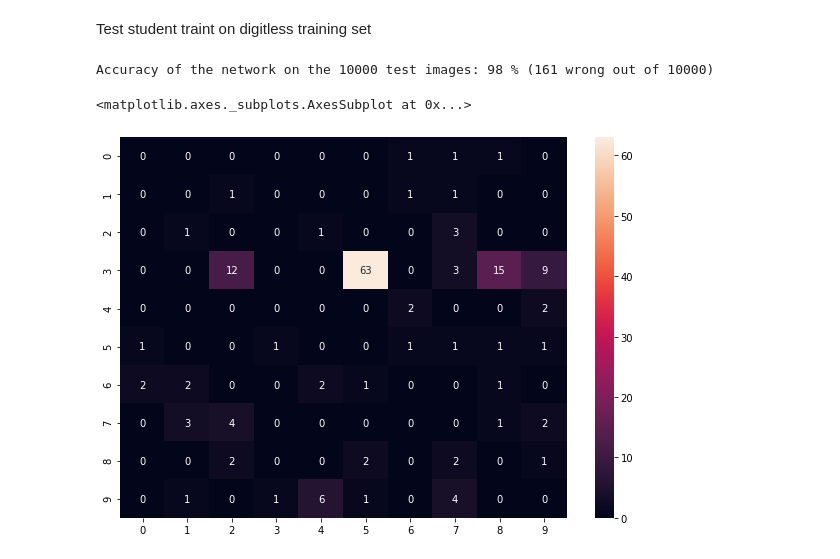
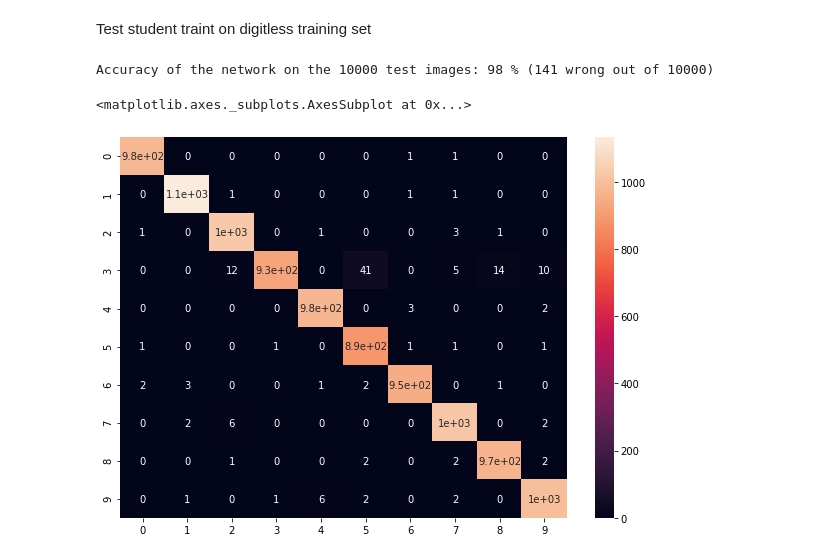
Before and after one commit to pradyot-09/DL-Reproducibility-Project, a Jupyter notebook: distillation.ipynb, the cells around one changed output. Cells and saved outputs as stored; diff of their text form; code cells hidden in the pictures.

```diff
--- a/distillation.ipynb
+++ b/distillation.ipynb
@@ -208,8 +218,7 @@ with torch.no_grad():
         total += target.size(0)
         correct += (predicted == target).sum().item()
         for i, val in enumerate(predicted):
-          if val != target[i]:
-            wrong[target[i]][val] += 1
+          wrong[target[i]][val] += 1
 
 # Output model accuracy to user
 print('Accuracy of the network on the 10000 test images: %d %% (%d wrong out of %d)' % (
@@ -339,8 +348,7 @@ with torch.no_grad():
         total += target.size(0)
         correct += (predicted == target).sum().item()
         for i, val in enumerate(predicted):
-          if val != target[i]:
-            wrong[target[i]][val] += 1
+          wrong[target[i]][val] += 1
 
 # Output model accuracy to user
 print('Accuracy of the network on the 10000 test images: %d %% (%d wrong out of %d)' % (
@@ -435,34 +443,33 @@ stud_net.load_state_dict(torch.load(STUD_PATH))
 
 # Run model on test set and determine accuracy
 correct = 0
 total = 0
 wrong = np.zeros((10,10))
 with torch.no_grad():
     for data in testloader:
         inputs, labels = data
         inputs = torch.flatten(inputs, start_dim=1).to(device)
         target = convert_labels(labels).to(device)
         outputs = stud_net(inputs)
         _, predicted = torch.max(outputs.data, 1)
         _, target = torch.max(target.data, 1)
         total += target.size(0)
         correct += (predicted == target).sum().item()
         for i, val in enumerate(predicted):
-          if val != target[i]:
-            wrong[target[i]][val] += 1
+          wrong[target[i]][val] += 1
 
 # Output model accuracy to user
 print('Accuracy of the network on the 10000 test images: %d %% (%d wrong out of %d)' % (
     100 * correct / total, total - correct, total))
 #print(" "+str([0,1,2,3,4,5,6,7,8,9]))
 #print(wrong)
 
 # Plot confusion matrix
 df_cm = pd.DataFrame(wrong, index = [i for i in "0123456789"],
                   columns = [i for i in "0123456789"])
 plt.figure(figsize = (10,7))
 sn.heatmap(df_cm, annot=True)
 # %% [output]
-Accuracy of the network on the 10000 test images: 98 % (161 wrong out of 10000)
+Accuracy of the network on the 10000 test images: 98 % (141 wrong out of 10000)
 <matplotlib.axes._subplots.AxesSubplot at 0x...>
-[figure, old version]
+[figure, new version]
```
Also changed, not shown: parts of 7 cells of this notebook.
